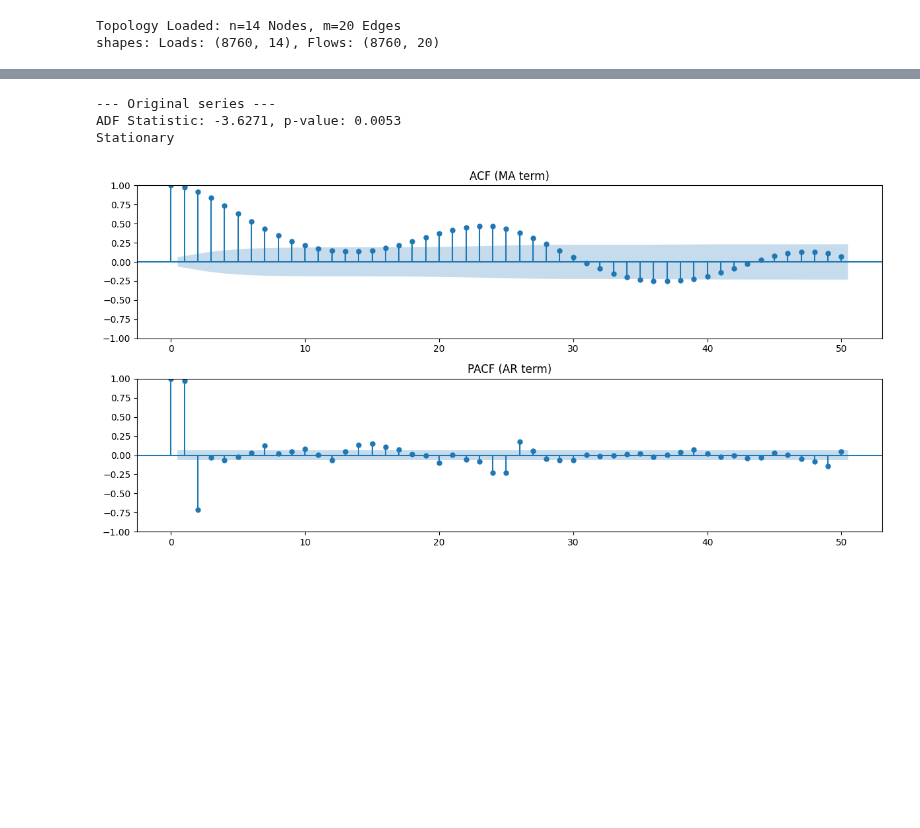
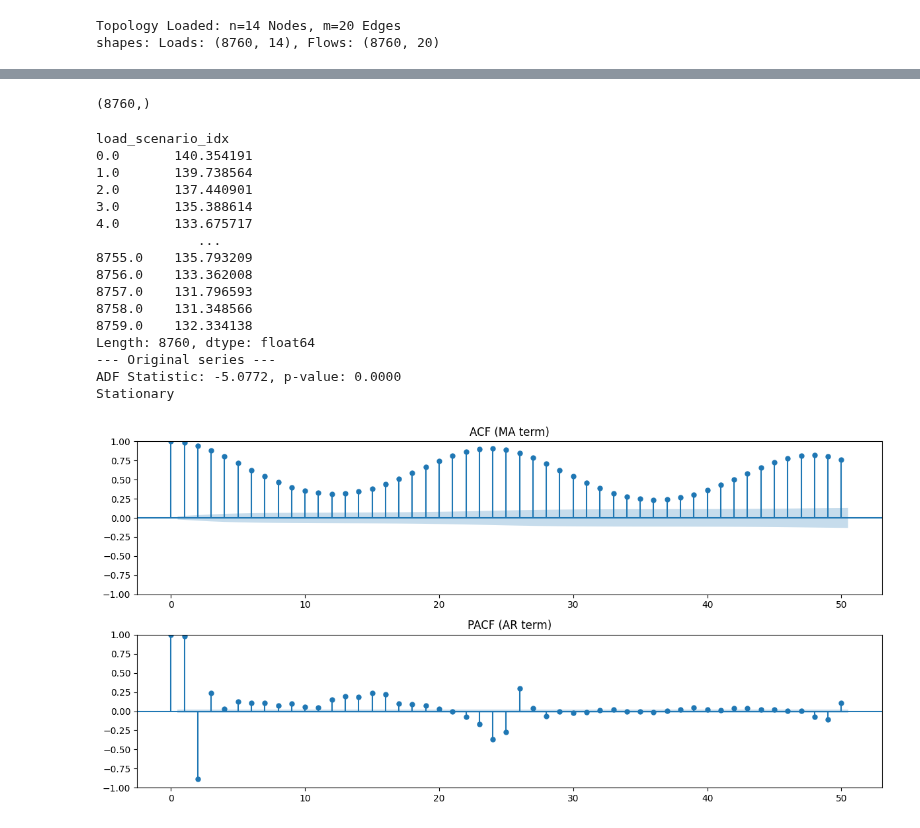
Before and after one commit to waytlion/power-grid-time-series-forecasting, a Jupyter notebook: phase1_tgt_model/bus_load_forecasting.ipynb, the cells around one changed output, grey strips where cells are left out. Drawn from its saved outputs; the diff is of its cells as text; code cells hidden in the pictures; blank space fills up the shorter version.

```diff
--- a/phase1_tgt_model/bus_load_forecasting.ipynb
+++ b/phase1_tgt_model/bus_load_forecasting.ipynb
@@ -718,37 +202,53 @@ xgb        | 1.1143     | 0.5942     | 0.8844     | 0.5501"""
+# %%
+loads_pivot[1].shape
+# %% [output]
+(8760,)
 # %%
 # SARIMA param finding
 
 import numpy as np
 import matplotlib.pyplot as plt
 from statsmodels.tsa.stattools import adfuller
 from statsmodels.graphics.tsaplots import plot_acf, plot_pacf
 
 def analyze_stationarity(ts, lags=50):
     # drop NaNs
     ts = ts[~np.isnan(ts)] if isinstance(ts, np.ndarray) else ts.dropna()
 
     # ADF test
     try:
         stat, p = adfuller(ts)[:2]
         print(f'ADF Statistic: {stat:.4f}, p-value: {p:.4f}')
         print("Stationary " if p < 0.05 else "Non-stationary ")
     except Exception as e:
         print(f"ADF failed: {e}")
 
     # ACF/PACF plots
     fig, (ax1, ax2) = plt.subplots(2, 1, figsize=(12, 6))
     plot_acf(ts, ax=ax1, lags=lags, title="ACF (MA term)")
     plot_pacf(ts, ax=ax2, lags=lags, title="PACF (AR term)")
     plt.tight_layout()
     plt.show()
 
-# Example: first 1000 hours of Bus 2, feature 0
-sample_series = scaled_tensor[train_idx[:1000], 2, 0]
+sample_series = np.sum(loads_pivot, axis=1)
 
 print("--- Original series ---")
 analyze_stationarity(sample_series)
 # %% [output]
+load_scenario_idx
+0.0       140.354191
+1.0       139.738564
+2.0       137.440901
+3.0       135.388614
+4.0       133.675717
+             ...
+8755.0    135.793209
+8756.0    133.362008
+8757.0    131.796593
+8758.0    131.348566
+8759.0    132.334138
+Length: 8760, dtype: float64
 --- Original series ---
-ADF Statistic: -3.6271, p-value: 0.0053
+ADF Statistic: -5.0772, p-value: 0.0000
 Stationary
-[figure, old version]
+[figure, new version]
```
Also changed, not shown: parts of 19 cells of this notebook, 22 other files.
